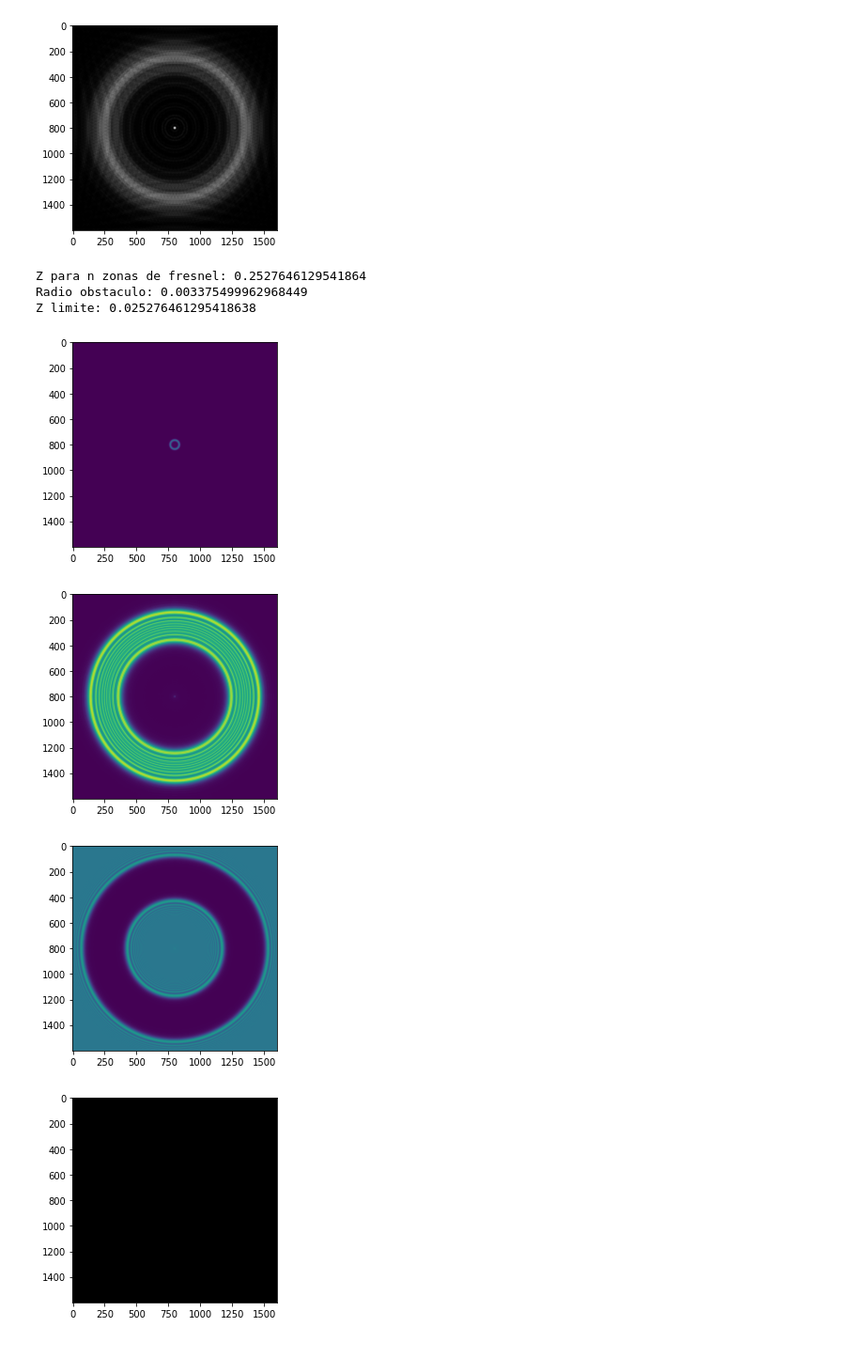
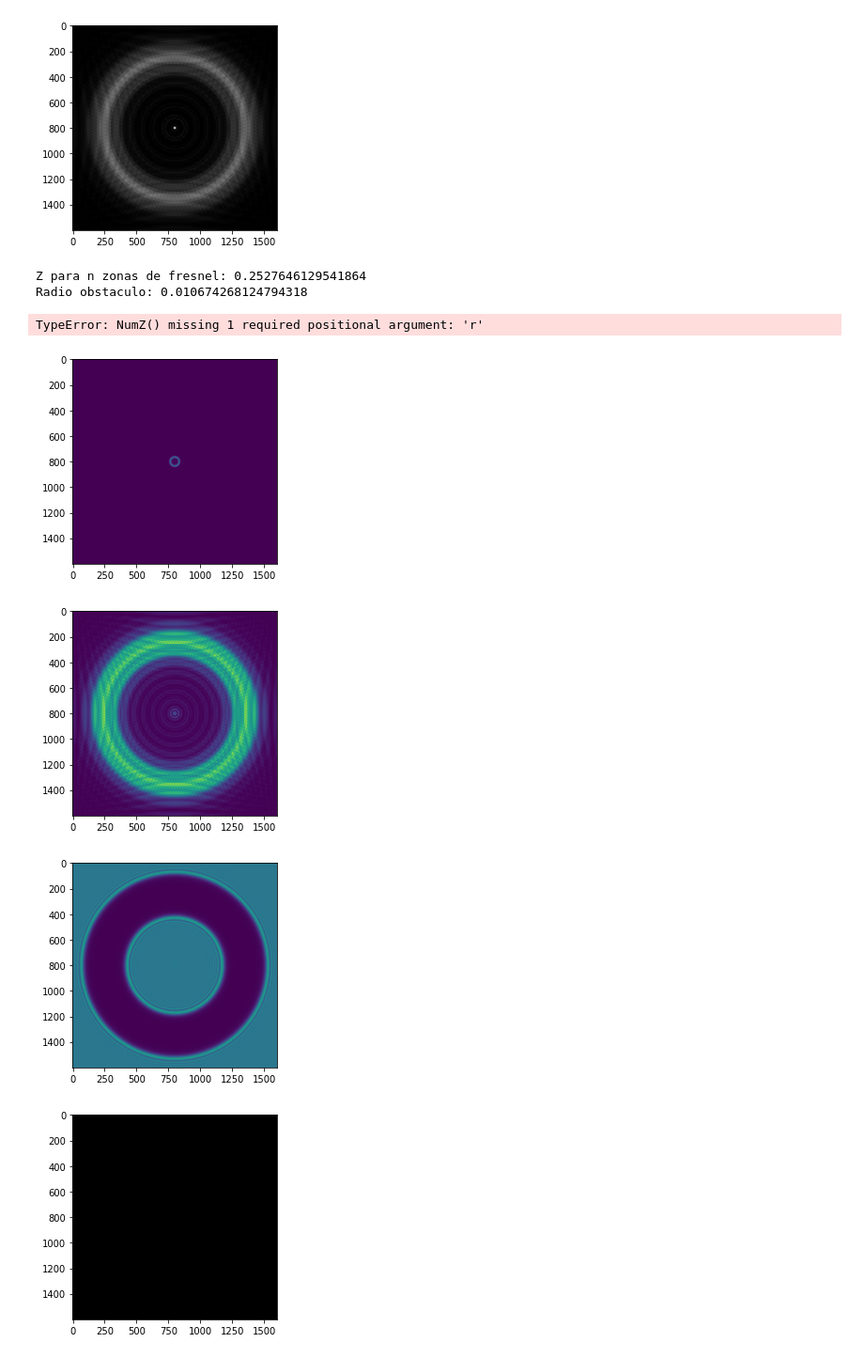
Before and after one commit to JuanDaAC/OpticalInstruments, a Jupyter notebook: Entrega 2/Pruebas/Arago.ipynb, the cells around one changed output. Shown: that part at 94% size. Saved outputs shown, nothing was run; the diff lists cells and outputs as text; code cells hidden in the pictures.

```diff
--- a/Entrega 2/Pruebas/Arago.ipynb
+++ b/Entrega 2/Pruebas/Arago.ipynb
@@ -127,30 +127,30 @@ def separación(W_l,r,n):
     R = ((r**2))/W_l*n
     return R
 print("Z para n zonas de fresnel:",separación(633*nm, radio*um,1))
-print("Radio obstaculo:",Radio(633*nm,0.020,900))
+print("Radio obstaculo:",Radio(633*nm,0.020,9000))
 print("Radio obstaculo:",NumZ(633*nm,0.020,))
 
 
 print("Z limite:",(np.shape(mask)[0]*(10*um**2))/(633*nm))
 # %% [output]
 Z para n zonas de fresnel: 0.2527646129541864
-Radio obstaculo: 0.003375499962968449
-Z limite: 0.025276461295418638
+Radio obstaculo: 0.010674268124794318
+TypeError: NumZ() missing 1 required positional argument: 'r'
 # %%
 plt.imshow(np.abs(np.fft.fftshift((TrFr(mask,1,5*um,5*um,633*nm))))**2)
 plt.show()
 
-plt.imshow(np.abs(((AngFT(mask,0.1,5*um,5*um,633*nm))))**2)
+plt.imshow(np.abs(((AngFT(mask,0.8,5*um,5*um,633*nm))))**2)
 plt.show()
 
 plt.imshow(np.abs(((AngFT(mask2,0.0020,1*um,1*um,650*nm))))**2)
 plt.show()
 
 
 plt.imshow(np.abs((AngFT(mask,0.0020,1*um,1*um,650*nm)-AngFT(mask,0.0020,1*um,1*um,650*nm)))**2,cmap="gray")
 plt.show()
 # %% [output]
 [figure]
-[figure, old version]
+[figure, new version]
 [figure]
 [figure]
```
Also changed, not shown: 1 other file.
